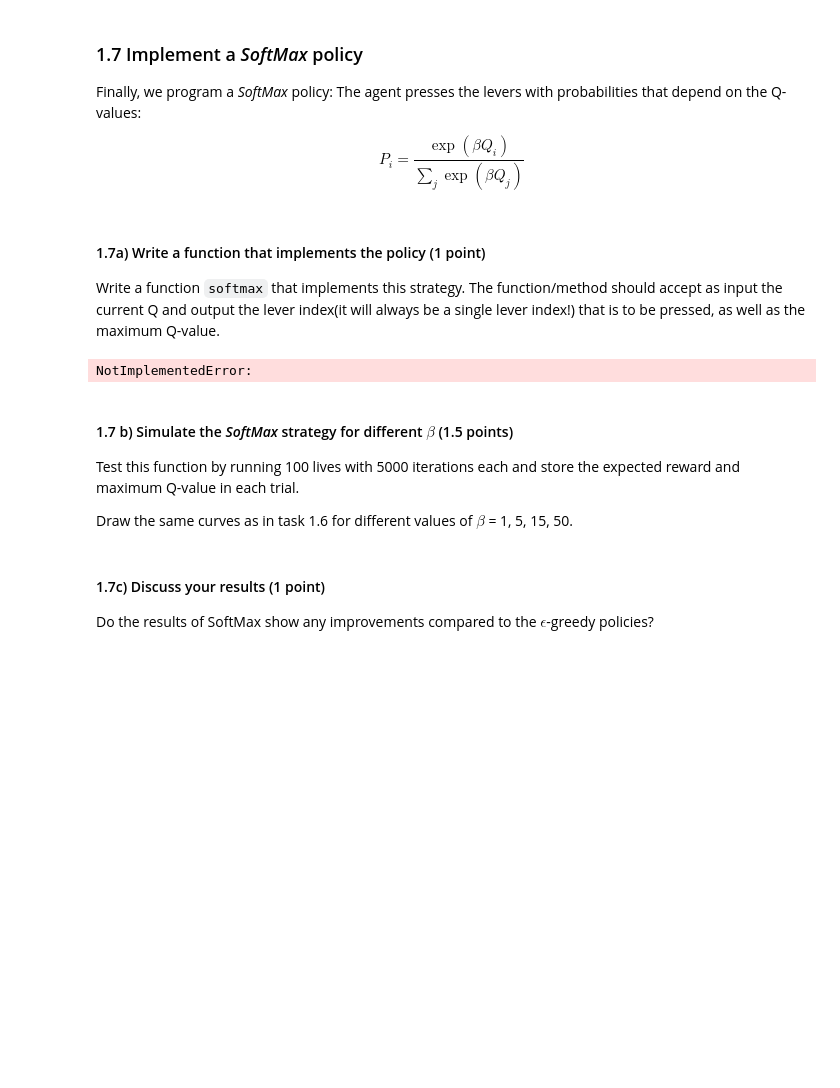
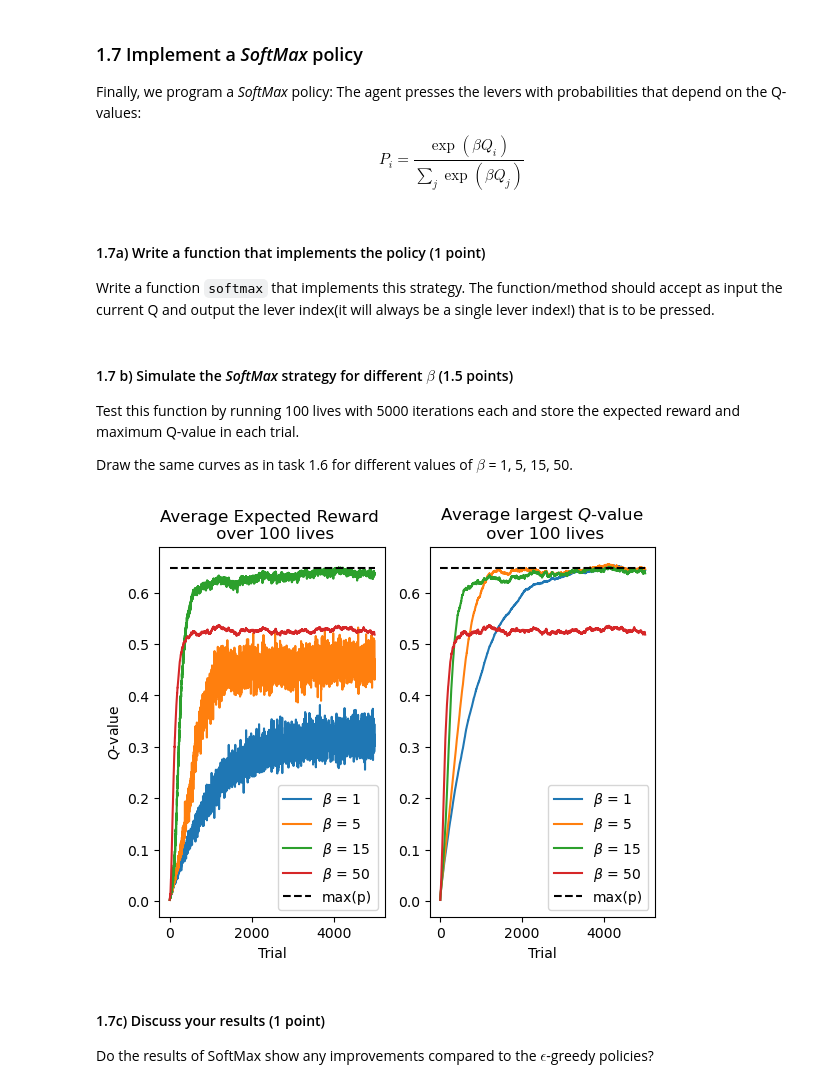
Before and after one commit to lfogarty98/mhbf_pt, a Jupyter notebook: 7-rl-part-I/rl-part-I.ipynb, the cells around one changed output. Cells and saved outputs as stored; diff of their text form; code cells hidden in the pictures; blank space fills up the shorter version.

```diff
--- a/7-rl-part-I/rl-part-I.ipynb
+++ b/7-rl-part-I/rl-part-I.ipynb
@@ -294,16 +327,18 @@ $$
 # %% [markdown]
 #### 1.7a) Write a function that implements the policy (1 point)
 
-Write a function `softmax` that implements this strategy. The function/method should accept as input the current Q and output the lever index(it will always be a single lever index!) that is to be pressed, as well as the maximum Q-value.
+Write a function `softmax` that implements this strategy. The function/method should accept as input the current Q and output the lever index(it will always be a single lever index!) that is to be pressed.
 # %%
 def softmax(step, q, policy_kwargs):
-    """ step: int,       current step in the episode
+    """ step: int,       current step in the episode (you should ignore it here, but we will use it later)
         q: np.array,     current vector of q values
         policy_kwargs:   dictionary, storing epsilon with key 'epsilon'
         returns: int,    the chosen action
     """
+    p = np.exp(policy_kwargs['beta'] * q)/np.sum(np.exp(policy_kwargs['beta'] * q))
+    action = np.random.choice(np.arange(k), size = 1,
+              p=p)
+    return action
-# %% [output]
-NotImplementedError:
 # %% [markdown]
 #### 1.7 b) Simulate the *SoftMax* strategy for different $\beta$ (1.5 points)
 
@@ -316,3 +348,10 @@ raise NotImplementedError()
+# %%
+betas = np.array([1, 5, 15, 50])
+n_episodes = 100
+n_trials = 5000
+run_experiment_with_param_vals(betas, "$\\beta$", generate_reward, softmax, n_episodes, n_trials)
+# %% [output]
+[figure, added]
 # %% [markdown]
 #### 1.7c) Discuss your results (1 point)
 
```
Also changed, not shown: parts of 15 cells of this notebook.
